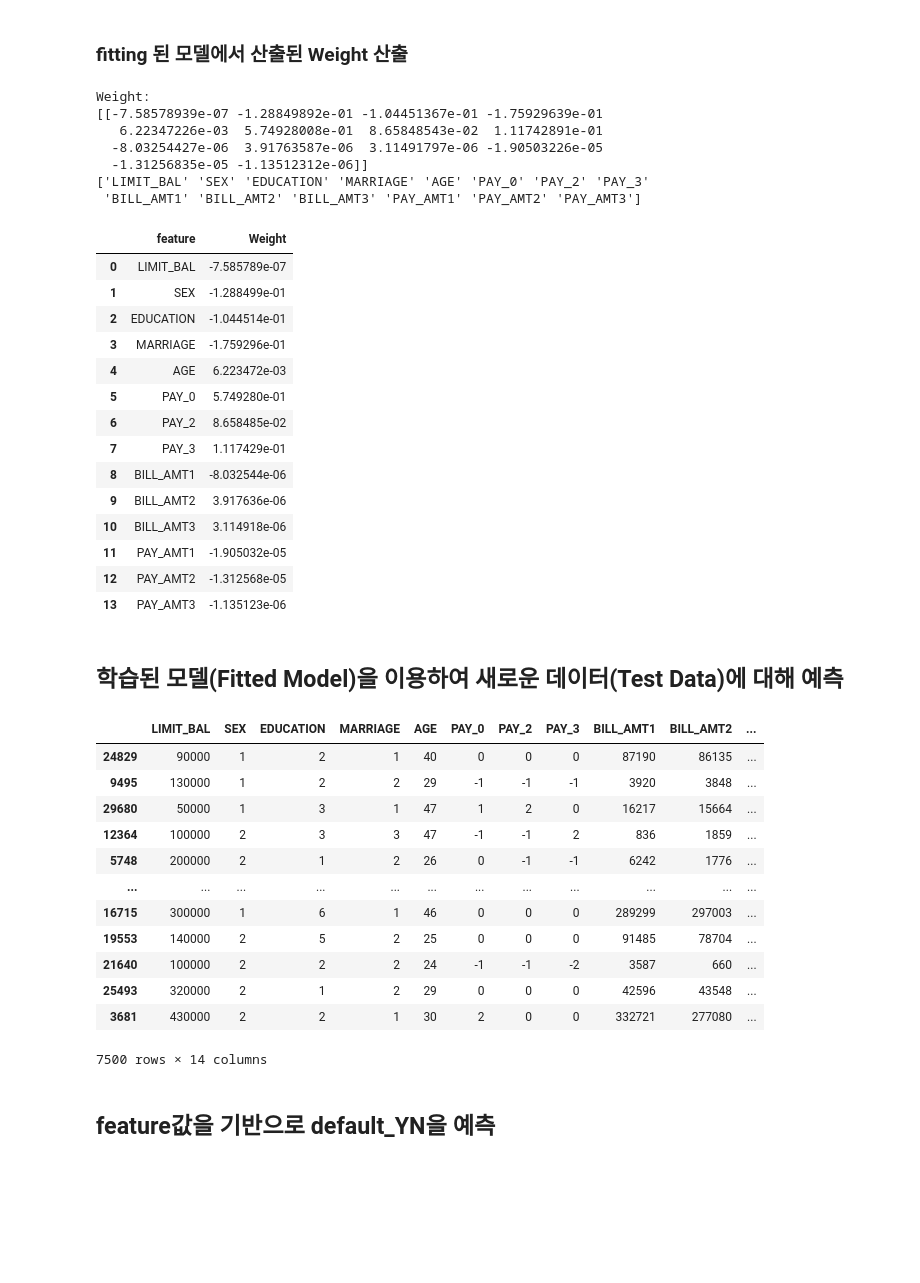
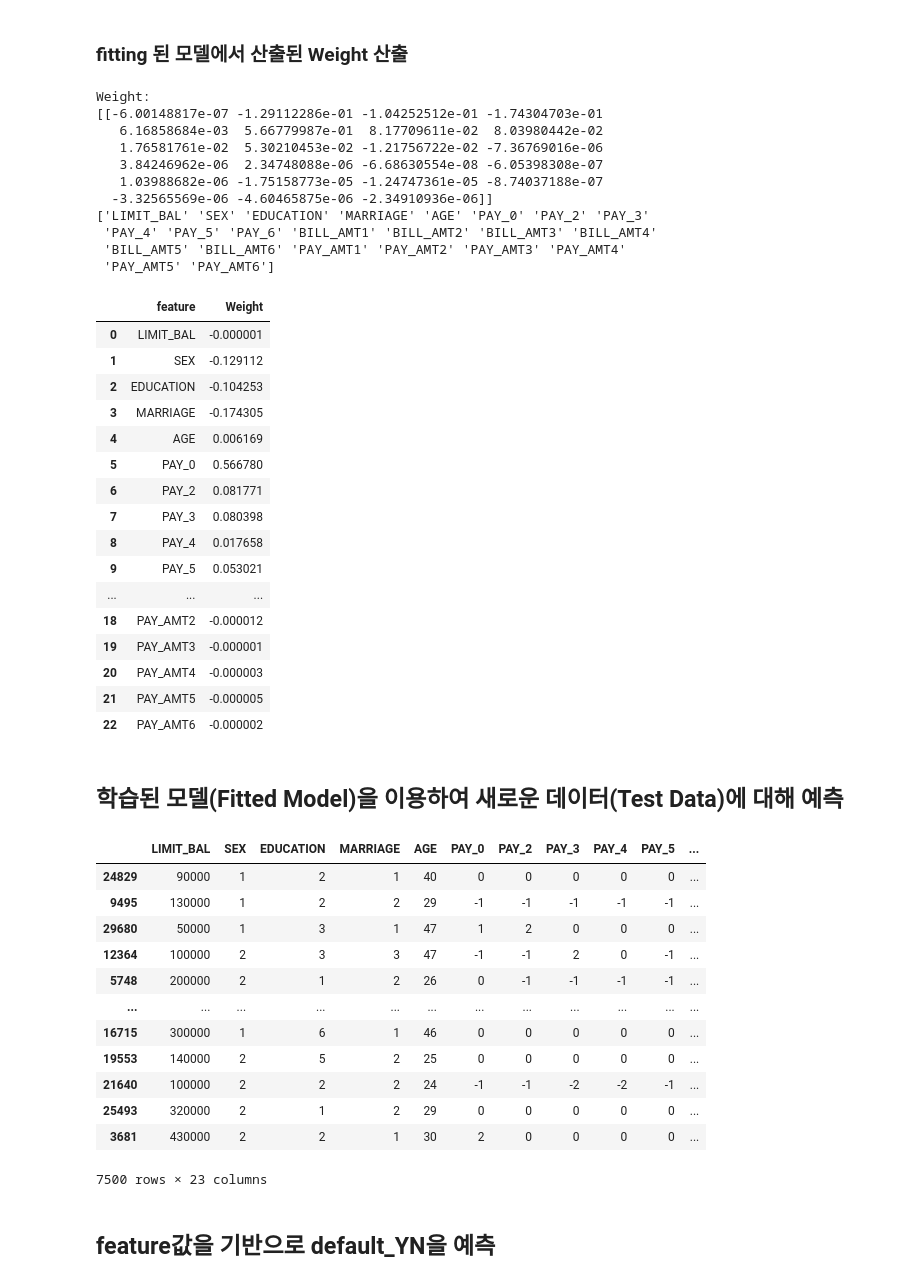
Before and after one commit to datadigger01/inter_trade, a Jupyter notebook: LogisticRegression.ipynb, the cells around one changed output. Saved outputs shown, nothing was run; the diff lists cells and outputs as text; code cells hidden in the pictures; blank space fills up the shorter version.

```diff
--- a/LogisticRegression.ipynb
+++ b/LogisticRegression.ipynb
@@ -28,7 +21,8 @@ df
 ## predicator(feature)와 target(label) 정의
 # %%
 # predicators & target
-features = ['LIMIT_BAL','SEX','EDUCATION','MARRIAGE','AGE','PAY_0','PAY_2','PAY_3','BILL_AMT1','BILL_AMT2','BILL_AMT3','PAY_AMT1','PAY_AMT2','PAY_AMT3']
+features = ['LIMIT_BAL', 'SEX', 'EDUCATION', 'MARRIAGE', 'AGE', 'PAY_0', 'PAY_2', 'PAY_3', 'PAY_4', 'PAY_5', 'PAY_6', 'BILL_AMT1', 'BILL_AMT2',
+                'BILL_AMT3', 'BILL_AMT4', 'BILL_AMT5', 'BILL_AMT6', 'PAY_AMT1', 'PAY_AMT2', 'PAY_AMT3', 'PAY_AMT4', 'PAY_AMT5', 'PAY_AMT6']
 label = ['default_YN']
 # %% [markdown]
 ## 학습용 데이터와 테스트용 데이터 분리
@@ -56,9 +50,10 @@ X_train
 ## LogisticRegression 호출
 # %%
 from sklearn.linear_model import LogisticRegression
-logistic_model = LogisticRegression()
 
-#logistic_model = LogisticRegression(penalty='l1', solver='liblinear', C=2)
+#logistic_model = LogisticRegression()
+
+logistic_model = LogisticRegression(penalty='l1', solver='liblinear', C=2)
 # %% [markdown]
 ## LogisticRegression 모형을 데이터셋(X_train)에 적합(Fitting)
 # %%
@@ -71,51 +66,60 @@ print(fitted_model.coef_)
 print(fitted_model.feature_names_in_)
 # %% [output]
 Weight:
-[[-7.58578939e-07 -1.28849892e-01 -1.04451367e-01 -1.75929639e-01
-   6.22347226e-03  5.74928008e-01  8.65848543e-02  1.11742891e-01
-  -8.03254427e-06  3.91763587e-06  3.11491797e-06 -1.90503226e-05
-  -1.31256835e-05 -1.13512312e-06]]
+[[-6.00148817e-07 -1.29112286e-01 -1.04252512e-01 -1.74304703e-01
+   6.16858684e-03  5.66779987e-01  8.17709611e-02  8.03980442e-02
+   1.76581761e-02  5.30210453e-02 -1.21756722e-02 -7.36769016e-06
+   3.84246962e-06  2.34748088e-06 -6.68630554e-08 -6.05398308e-07
+   1.03988682e-06 -1.75158773e-05 -1.24747361e-05 -8.74037188e-07
+  -3.32565569e-06 -4.60465875e-06 -2.34910936e-06]]
 ['LIMIT_BAL' 'SEX' 'EDUCATION' 'MARRIAGE' 'AGE' 'PAY_0' 'PAY_2' 'PAY_3'
- 'BILL_AMT1' 'BILL_AMT2' 'BILL_AMT3' 'PAY_AMT1' 'PAY_AMT2' 'PAY_AMT3']
+ 'PAY_4' 'PAY_5' 'PAY_6' 'BILL_AMT1' 'BILL_AMT2' 'BILL_AMT3' 'BILL_AMT4'
+ 'BILL_AMT5' 'BILL_AMT6' 'PAY_AMT1' 'PAY_AMT2' 'PAY_AMT3' 'PAY_AMT4'
+ 'PAY_AMT5' 'PAY_AMT6']
 # %%
+pd.options.display.float_format = '{:.6f}'.format
+
+
 df_colnm = pd.DataFrame(fitted_model.feature_names_in_, columns=['feature'])
 df_coef = pd.DataFrame(fitted_model.coef_.T, columns=['Weight'])
 
 pd.concat([df_colnm, df_coef], axis=1)
 # %% [output]
 |  | feature | Weight |
-| 0 | LIMIT_BAL | -7.585789e-07 |
-| 1 | SEX | -1.288499e-01 |
-| 2 | EDUCATION | -1.044514e-01 |
-| 3 | MARRIAGE | -1.759296e-01 |
-| 4 | AGE | 6.223472e-03 |
-| 5 | PAY_0 | 5.749280e-01 |
-| 6 | PAY_2 | 8.658485e-02 |
-| 7 | PAY_3 | 1.117429e-01 |
-| 8 | BILL_AMT1 | -8.032544e-06 |
-| 9 | BILL_AMT2 | 3.917636e-06 |
-| 10 | BILL_AMT3 | 3.114918e-06 |
-| 11 | PAY_AMT1 | -1.905032e-05 |
-| 12 | PAY_AMT2 | -1.312568e-05 |
-| 13 | PAY_AMT3 | -1.135123e-06 |
+| 0 | LIMIT_BAL | -0.000001 |
+| 1 | SEX | -0.129112 |
+| 2 | EDUCATION | -0.104253 |
+| 3 | MARRIAGE | -0.174305 |
+| 4 | AGE | 0.006169 |
+| 5 | PAY_0 | 0.566780 |
+| 6 | PAY_2 | 0.081771 |
+| 7 | PAY_3 | 0.080398 |
+| 8 | PAY_4 | 0.017658 |
+| 9 | PAY_5 | 0.053021 |
+| ... | ... | ... |
+| 18 | PAY_AMT2 | -0.000012 |
+| 19 | PAY_AMT3 | -0.000001 |
+| 20 | PAY_AMT4 | -0.000003 |
+| 21 | PAY_AMT5 | -0.000005 |
+| 22 | PAY_AMT6 | -0.000002 |
 # %% [markdown]
 ## 학습된 모델(Fitted Model)을 이용하여 새로운 데이터(Test Data)에 대해 예측
 # %%
 X_test
 # %% [output]
-|  | LIMIT_BAL | SEX | EDUCATION | MARRIAGE | AGE | PAY_0 | PAY_2 | PAY_3 | BILL_AMT1 | BILL_AMT2 | ... |
-| 24829 | 90000 | 1 | 2 | 1 | 40 | 0 | 0 | 0 | 87190 | 86135 | ... |
-| 9495 | 130000 | 1 | 2 | 2 | 29 | -1 | -1 | -1 | 3920 | 3848 | ... |
-| 29680 | 50000 | 1 | 3 | 1 | 47 | 1 | 2 | 0 | 16217 | 15664 | ... |
-| 12364 | 100000 | 2 | 3 | 3 | 47 | -1 | -1 | 2 | 836 | 1859 | ... |
-| 5748 | 200000 | 2 | 1 | 2 | 26 | 0 | -1 | -1 | 6242 | 1776 | ... |
+|  | LIMIT_BAL | SEX | EDUCATION | MARRIAGE | AGE | PAY_0 | PAY_2 | PAY_3 | PAY_4 | PAY_5 | ... |
+| 24829 | 90000 | 1 | 2 | 1 | 40 | 0 | 0 | 0 | 0 | 0 | ... |
+| 9495 | 130000 | 1 | 2 | 2 | 29 | -1 | -1 | -1 | -1 | -1 | ... |
+| 29680 | 50000 | 1 | 3 | 1 | 47 | 1 | 2 | 0 | 0 | 0 | ... |
+| 12364 | 100000 | 2 | 3 | 3 | 47 | -1 | -1 | 2 | 0 | -1 | ... |
+| 5748 | 200000 | 2 | 1 | 2 | 26 | 0 | -1 | -1 | -1 | -1 | ... |
 | ... | ... | ... | ... | ... | ... | ... | ... | ... | ... | ... | ... |
-| 16715 | 300000 | 1 | 6 | 1 | 46 | 0 | 0 | 0 | 289299 | 297003 | ... |
-| 19553 | 140000 | 2 | 5 | 2 | 25 | 0 | 0 | 0 | 91485 | 78704 | ... |
-| 21640 | 100000 | 2 | 2 | 2 | 24 | -1 | -1 | -2 | 3587 | 660 | ... |
-| 25493 | 320000 | 2 | 1 | 2 | 29 | 0 | 0 | 0 | 42596 | 43548 | ... |
-| 3681 | 430000 | 2 | 2 | 1 | 30 | 2 | 0 | 0 | 332721 | 277080 | ... |
+| 16715 | 300000 | 1 | 6 | 1 | 46 | 0 | 0 | 0 | 0 | 0 | ... |
+| 19553 | 140000 | 2 | 5 | 2 | 25 | 0 | 0 | 0 | 0 | 0 | ... |
+| 21640 | 100000 | 2 | 2 | 2 | 24 | -1 | -1 | -2 | -2 | -1 | ... |
+| 25493 | 320000 | 2 | 1 | 2 | 29 | 0 | 0 | 0 | 0 | 0 | ... |
+| 3681 | 430000 | 2 | 2 | 1 | 30 | 2 | 0 | 0 | 0 | 0 | ... |
-7500 rows × 14 columns
+7500 rows × 23 columns
 # %% [markdown]
 ## feature값을 기반으로 default_YN을 예측
 # %%
```
Also changed, not shown: parts of 7 cells of this notebook.
